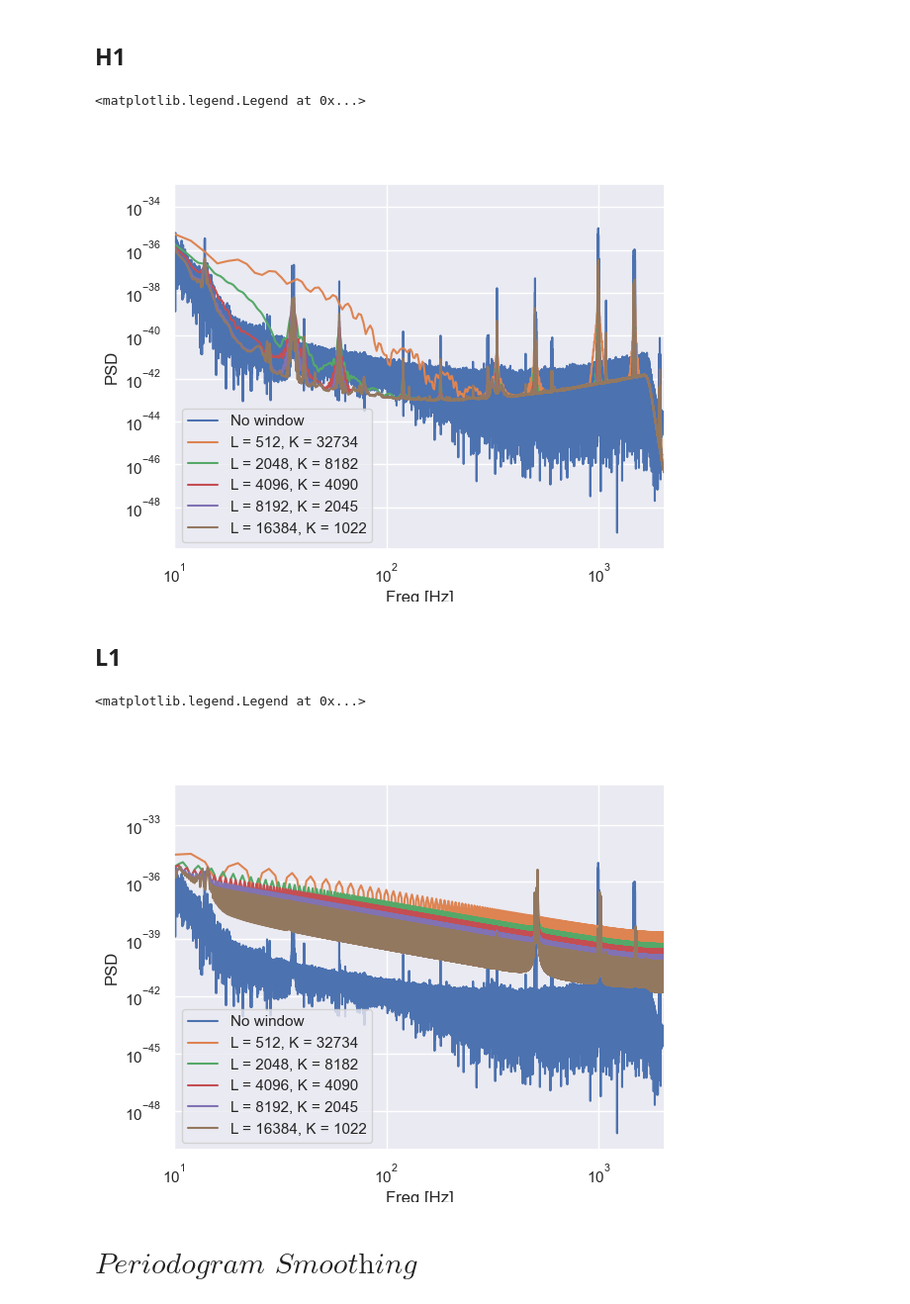
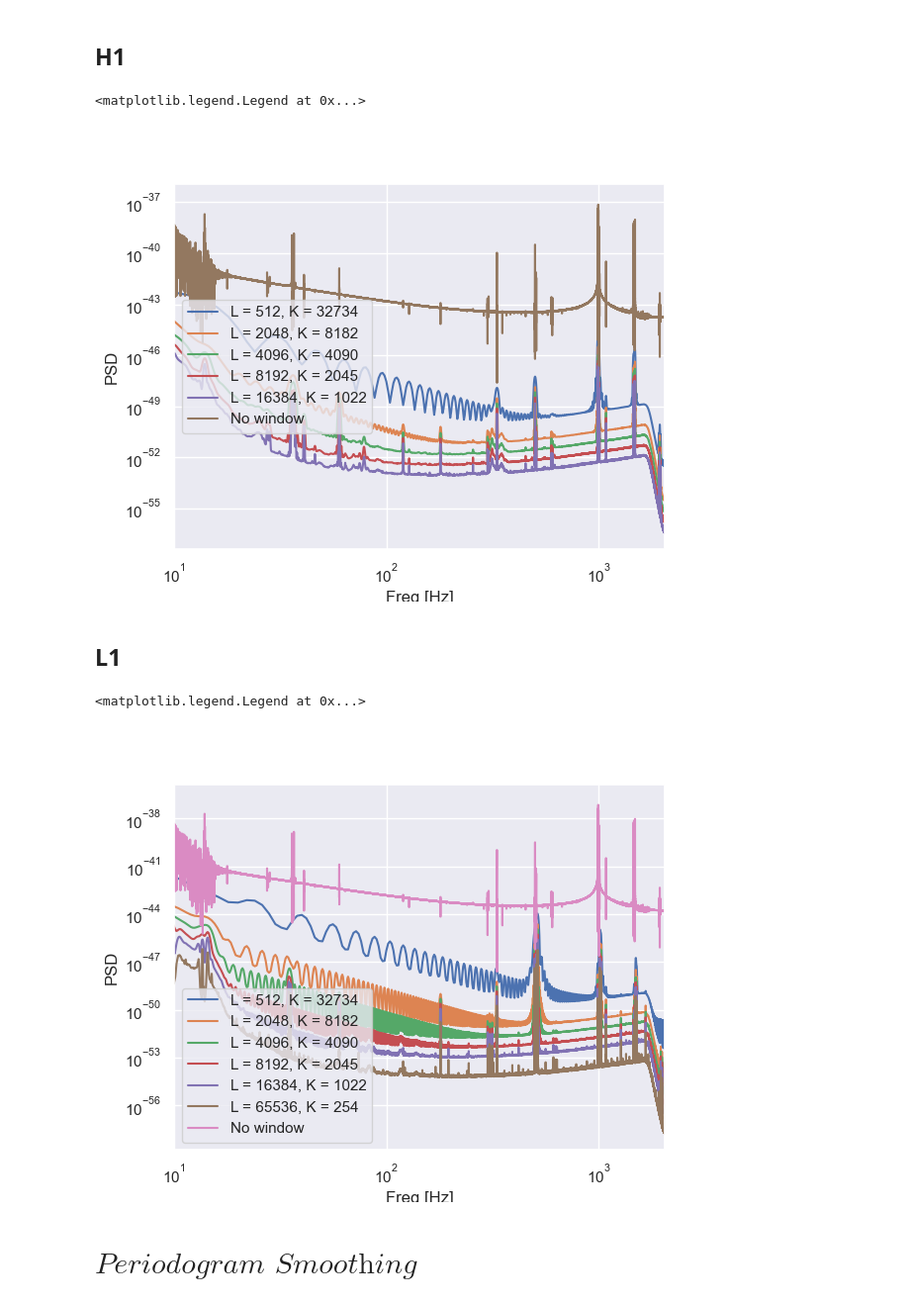
Before and after one commit to GonzaLinares/PASA_TP1, a Jupyter notebook: main.ipynb, the cells around one changed output. Shown at 99% size. Saved outputs shown, nothing was run; the diff lists cells and outputs as text; code cells hidden in the pictures.

```diff
--- a/main.ipynb
+++ b/main.ipynb
@@ -151,12 +132,2 @@ plt.plot(lags, rv)
 # %% [markdown]
 Esta autocorrelacion se realiza a traves del camino de la fft utilizando todas las muestras presentes luego del evento del dataset de 4096 segundos. Se puede ver que la correlacion es mas alta dentro de un intervalo de aproximadamente 30 seg y luego se achica y parece permanecer con una amplitud mas pequeña en comparacion con el centro. Esto no necesariamente indica que las muestras sean poco correlacionadas en ventanas de 30 seg ya que no se puede asegurar la estacionaridad de la señal en el intervalo de tiempo utilizado. En caso de que fuera estacionario, este resultado es evidencia de que para intervalos de mas de 30 seg la correlacion es bastante menor.
-# %%
-psd_freq, psd = PSD(strain_H1_after_noise[0: 100*fs], 1.5)
-plt.figure()
-plt.plot(psd_freq, psd)
-
-plt.xscale('log')
-plt.yscale('log')
-plt.xlabel('Freq [Hz]')
-plt.ylabel('PSD')
-plt.xlim(10, fs/2)
@@ -174,23 +170,21 @@ def periodogram_averaging(data, seg_size, padding_multiplier, window):
     periodogram = np.zeros(len(freqs))
     for i in range(len(dataChunks)):
         # Se van agregando al promediado los periodogramas de cada bloque calculado a partir de la FFT del señal en el tiempo
-        periodogram = periodogram + np.abs(rfft(dataChunks[i], fftwindowSize))**2/(seg_size*len(dataChunks))
+        periodogram = periodogram + np.abs(rfft(dataChunks[i], fftwindowSize)*2/fftwindowSize)**2/(fftwindowSize*len(dataChunks))
 
     return freqs, periodogram, len(dataChunks)
 # %% [markdown]
 ## H1
 # %%
-
 plt.figure()
-plt.plot(psd_freq, psd, label="No window")
 for size in [512, 2048, 4096, 8192, 16384]:
-    window = lambda x: sg.windows.boxcar
+    window = sg.windows.bartlett
     freqs, after_preiodogram, Kaf = periodogram_averaging(strain_H1_after_noise, size, 4, window)
     freqs, bf_preiodogram, Kbf = periodogram_averaging(strain_H1_before_noise, size, 4, window)
     mean_periodogram = (after_preiodogram + bf_preiodogram)/2
     plt.plot(freqs, mean_periodogram, label=f"L = {size}, K = {Kaf + Kbf}")
 
-
+plt.plot(psd_freq, psd, label="No window")
 plt.xscale('log')
 plt.yscale('log')
 plt.xlabel('Freq [Hz]')
@@ -199,10 +193,10 @@ plt.xlim(10, fs/2)
 plt.legend()
 # %% [output]
 <matplotlib.legend.Legend at 0x...>
-[figure, old version]
+[figure, new version]
 # %%
-size =16384
-window = sg.windows.boxcar
+size = 8192
+window = sg.windows.bartlett
 freqs, after_preiodogram, Kaf = periodogram_averaging(strain_H1_after_noise, size, 4, window)
 paH1freqs, bf_preiodogram, Kbf = periodogram_averaging(strain_H1_before_noise, size, 4, window)
 Rxpa_estH1 = (after_preiodogram + bf_preiodogram)/2
@@ -210,21 +204,21 @@ Rxpa_estH1 = (after_preiodogram + bf_preiodogram)/2
 ## L1
 # %%
 plt.figure()
-plt.plot(psd_freq, psd, label="No window")
-for size in [512, 2048, 4096, 8192, 16384]:
-    window = sg.windows.boxcar
+for size in [512, 2048, 4096, 8192, 16384, 2**16]:
+    window = sg.windows.bartlett
     freqs, after_preiodogram, Kaf = periodogram_averaging(strain_L1_after_noise, size, 4, window)
     freqs, bf_preiodogram, Kbf = periodogram_averaging(strain_L1_before_noise, size, 4, window)
     mean_periodogram = (after_preiodogram + bf_preiodogram)/2
     plt.plot(freqs, mean_periodogram, label=f"L = {size}, K = {Kaf + Kbf}")
 
+plt.plot(psd_freq, psd, label="No window")
 plt.xscale('log')
 plt.yscale('log')
 plt.xlabel('Freq [Hz]')
 plt.ylabel('PSD')
 plt.xlim(10, fs/2)
 plt.legend()
 # %% [output]
 <matplotlib.legend.Legend at 0x...>
-[figure, old version]
+[figure, new version]
 # %%
```
Also changed, not shown: parts of 25 cells of this notebook.
